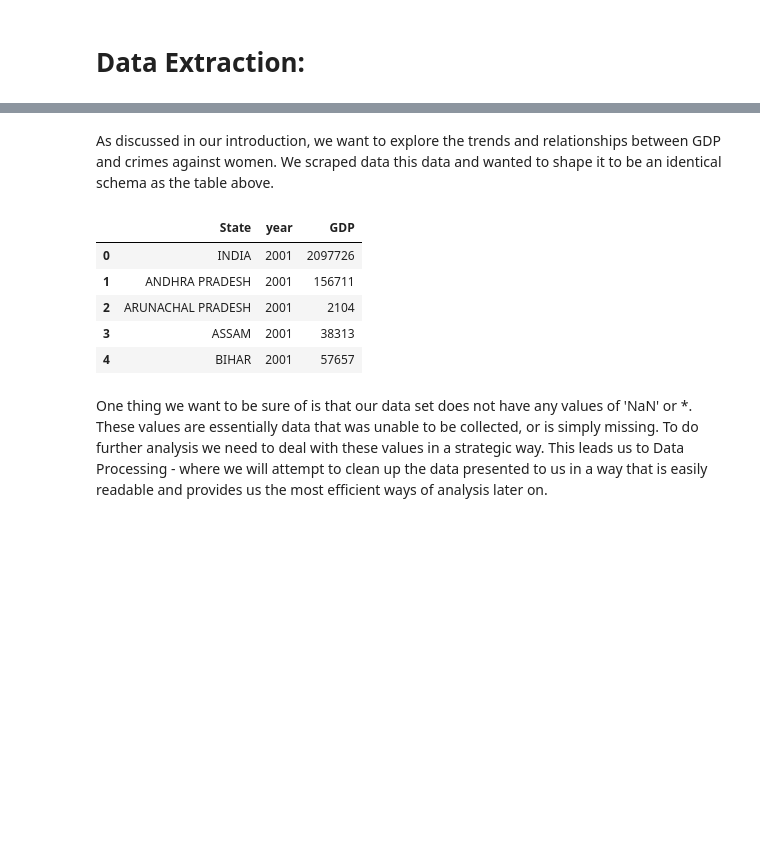
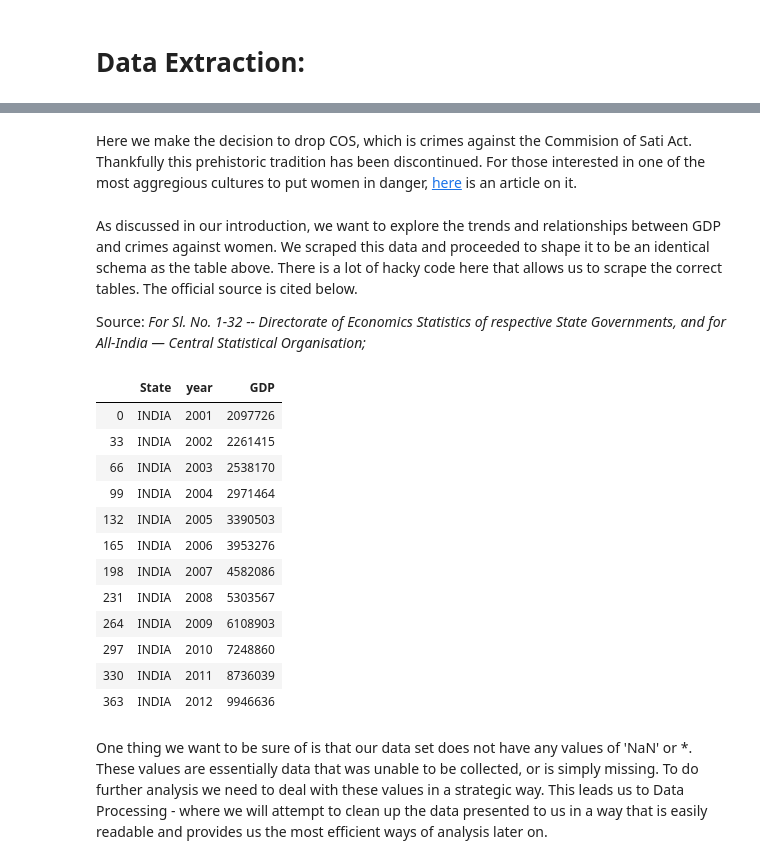
Before and after one commit to nallani21/nallani21.github.io, a Jupyter notebook: FinalProject.ipynb, the cells around one changed output, grey strips where cells are left out. Saved outputs shown, nothing was run; the diff lists cells and outputs as text; code cells hidden in the pictures; blank space fills up the shorter version.

```diff
--- a/FinalProject.ipynb
+++ b/FinalProject.ipynb
@@ -75,7 +140,12 @@ data = data.rename(columns = {data.columns[1]:'AWITOM', data.columns[2]:'COS', d
+# %% [markdown]
+Here we make the decision to drop COS, which is crimes against the Commision of Sati Act. Thankfully this prehistoric tradition has been discontinued. For those interested in one of the most aggregious cultures to put women in danger, <a href="https://www.cnn.com/2018/06/25/health/india-dangerous-country-women-survey-intl/index.html" target="_blank">here</a>
+ is an article on it.
 # %%
 data = data.drop('COS', axis=1)
 # %% [markdown]
-As discussed in our introduction, we want to explore the trends and relationships between GDP and crimes against women. We scraped data this data and wanted to shape it to be an identical schema as the table above.
+As discussed in our introduction, we want to explore the trends and relationships between GDP and crimes against women. We scraped this data and proceeded to shape it to be an identical schema as the table above. There is a lot of hacky code here that allows us to scrape the correct tables. The official source is cited below.
+
+Source: *For Sl. No. 1-32 -- Directorate of Economics Statistics of respective State Governments, and for All-India — Central Statistical Organisation;*
 # %%
 url = requests.get("https://en.wikipedia.org/wiki/List_of_Indian_states_and_union_territories_by_GDP#cite_note-planningCommission-1");
 page = BeautifulSoup(url.content, "html.parser")
@@ -125,19 +210,26 @@ nominal1.loc[:,'2012'] = nominal2["2012"]
 # %%
 # GDP data does not have the following areas: Dadra and Nagar Haveli, Daman and Diu and Lakshadweep.
 # We rename certain State's in data
 data.loc[data['State'] == 'TOTAL (ALL-INDIA)', 'State'] = "INDIA"
 data[data.State == "INDIA"]
 
 # # First we must tidy the GDP data
 gdp = pd.melt(frame=nominal1, id_vars=["State"], var_name="year", value_name="GDP")
-gdp.head(5)
+gdp[gdp.State == "INDIA"]
 # %% [output]
 |  | State | year | GDP |
 | 0 | INDIA | 2001 | 2097726 |
-| 1 | ANDHRA PRADESH | 2001 | 156711 |
-| 2 | ARUNACHAL PRADESH | 2001 | 2104 |
-| 3 | ASSAM | 2001 | 38313 |
-| 4 | BIHAR | 2001 | 57657 |
+| 33 | INDIA | 2002 | 2261415 |
+| 66 | INDIA | 2003 | 2538170 |
+| 99 | INDIA | 2004 | 2971464 |
+| 132 | INDIA | 2005 | 3390503 |
+| 165 | INDIA | 2006 | 3953276 |
+| 198 | INDIA | 2007 | 4582086 |
+| 231 | INDIA | 2008 | 5303567 |
+| 264 | INDIA | 2009 | 6108903 |
+| 297 | INDIA | 2010 | 7248860 |
+| 330 | INDIA | 2011 | 8736039 |
+| 363 | INDIA | 2012 | 9946636 |
 # %% [markdown]
 One thing we want to be sure of is that our data set does not have any values of 'NaN' or *. These values are essentially data that was unable to be collected, or is simply missing. To do further analysis we need to deal with these values in a strategic way. This leads us to Data Processing - where we will attempt to clean up the data presented to us in a way that is easily readable and provides us the most efficient ways of analysis later on.
 # %% [markdown]
```
Also changed, not shown: parts of 25 cells of this notebook, 1 other file.
